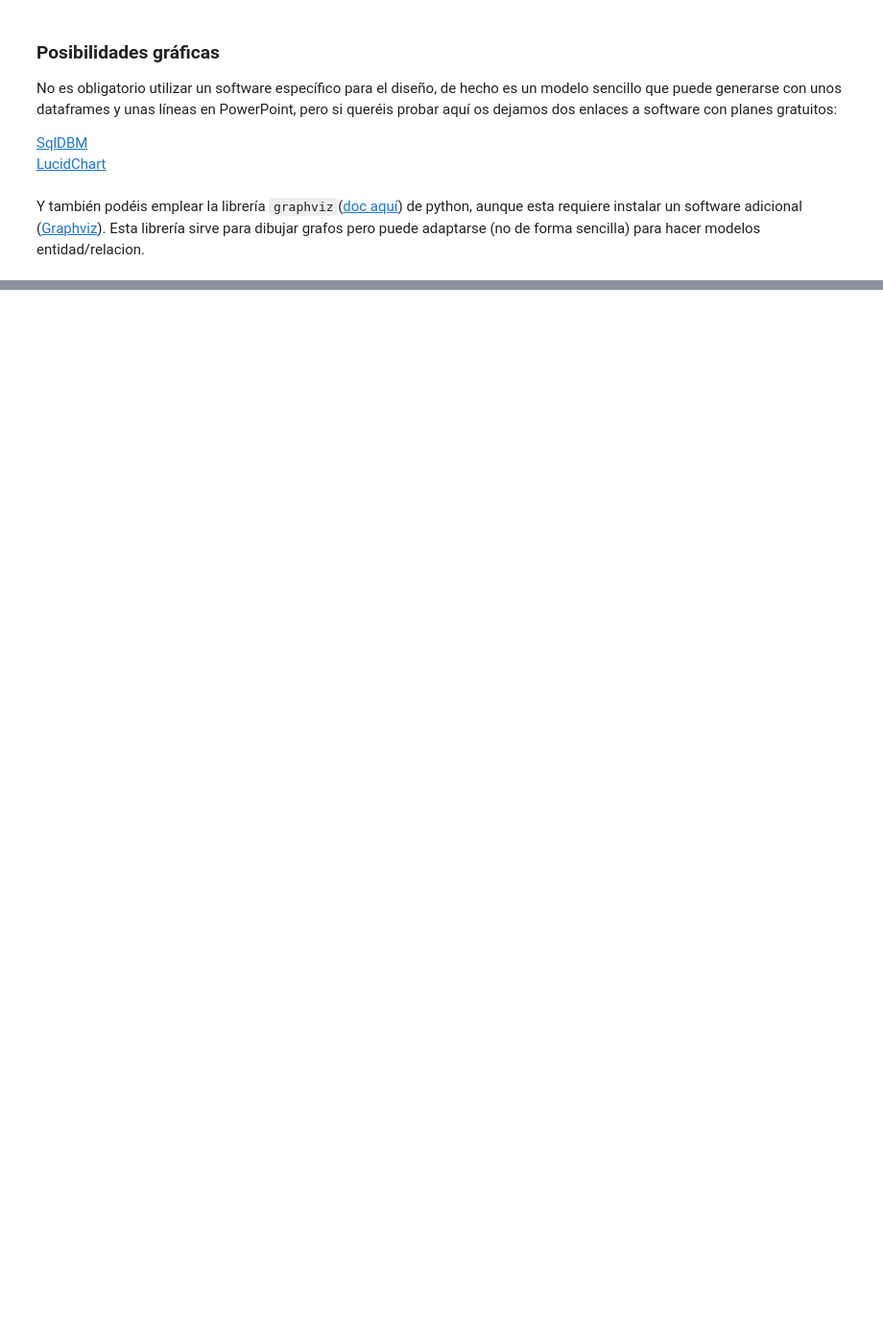
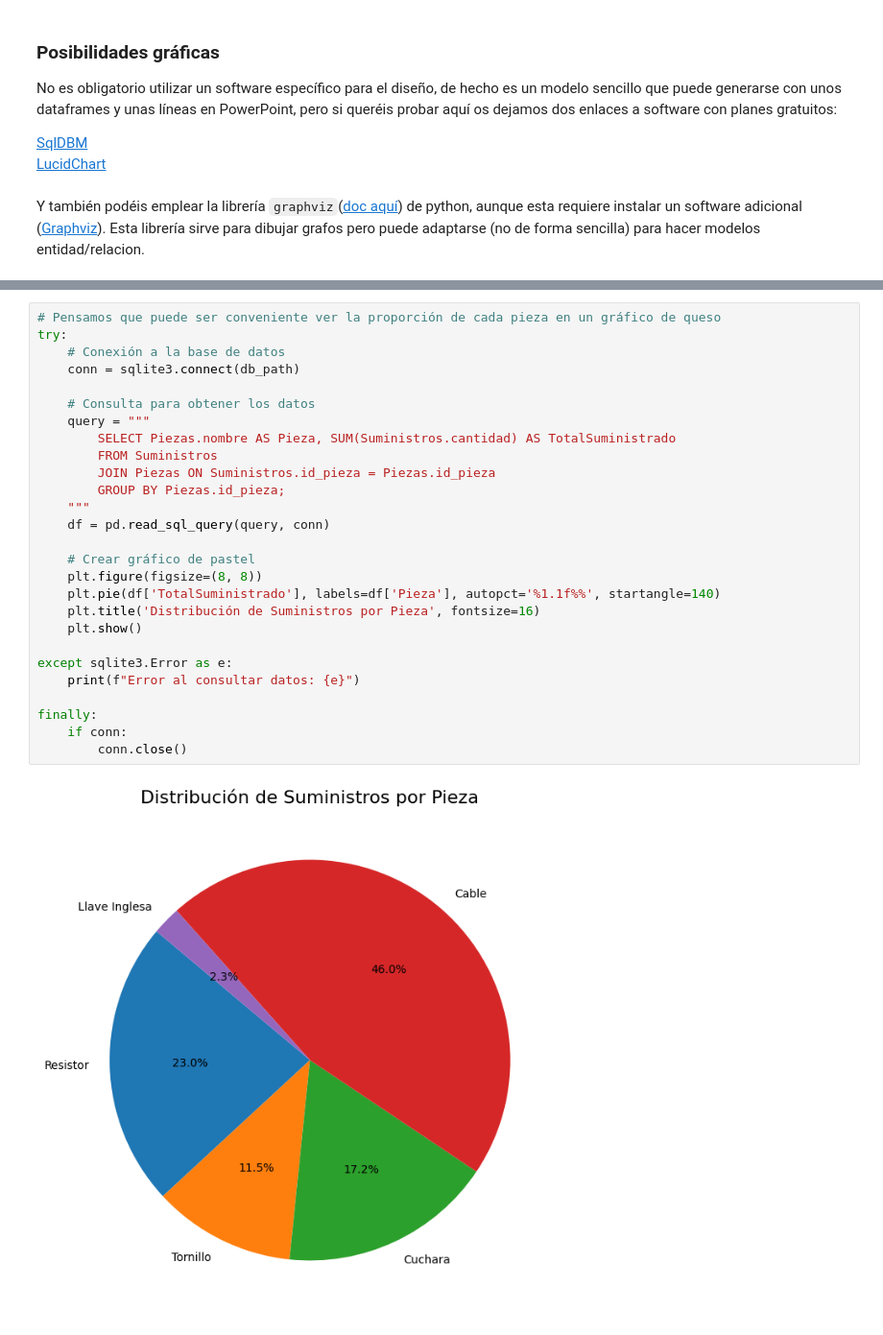
Before and after one commit to 27MarioGomez/Team-Challenge---Team-Ithaca, a Jupyter notebook: Parte_II_Modelo_BD.ipynb, the cells around one changed output, grey strips where cells are left out. Shown at 96% size. Cells and saved outputs as stored; diff of their text form; blank space fills up the shorter version.

```diff
--- a/Parte_II_Modelo_BD.ipynb
+++ b/Parte_II_Modelo_BD.ipynb
@@ -144,0 +377,29 @@ Y también podéis emplear la librería `graphviz`([doc aquí](https://pypi.org/
+# %%
+# Pensamos que puede ser conveniente ver la proporción de cada pieza en un gráfico de queso
+try:
+    # Conexión a la base de datos
+    conn = sqlite3.connect(db_path)
+
+    # Consulta para obtener los datos
+    query = """
+        SELECT Piezas.nombre AS Pieza, SUM(Suministros.cantidad) AS TotalSuministrado
+        FROM Suministros
+        JOIN Piezas ON Suministros.id_pieza = Piezas.id_pieza
+        GROUP BY Piezas.id_pieza;
+    """
+    df = pd.read_sql_query(query, conn)
+
+    # Crear gráfico de pastel
+    plt.figure(figsize=(8, 8))
+    plt.pie(df['TotalSuministrado'], labels=df['Pieza'], autopct='%1.1f%%', startangle=140)
+    plt.title('Distribución de Suministros por Pieza', fontsize=16)
+    plt.show()
+
+except sqlite3.Error as e:
+    print(f"Error al consultar datos: {e}")
+
+finally:
+    if conn:
+        conn.close()
+# %% [output]
+[figure, added]
```
Also changed, not shown: parts of 6 cells of this notebook, 1 other file.
